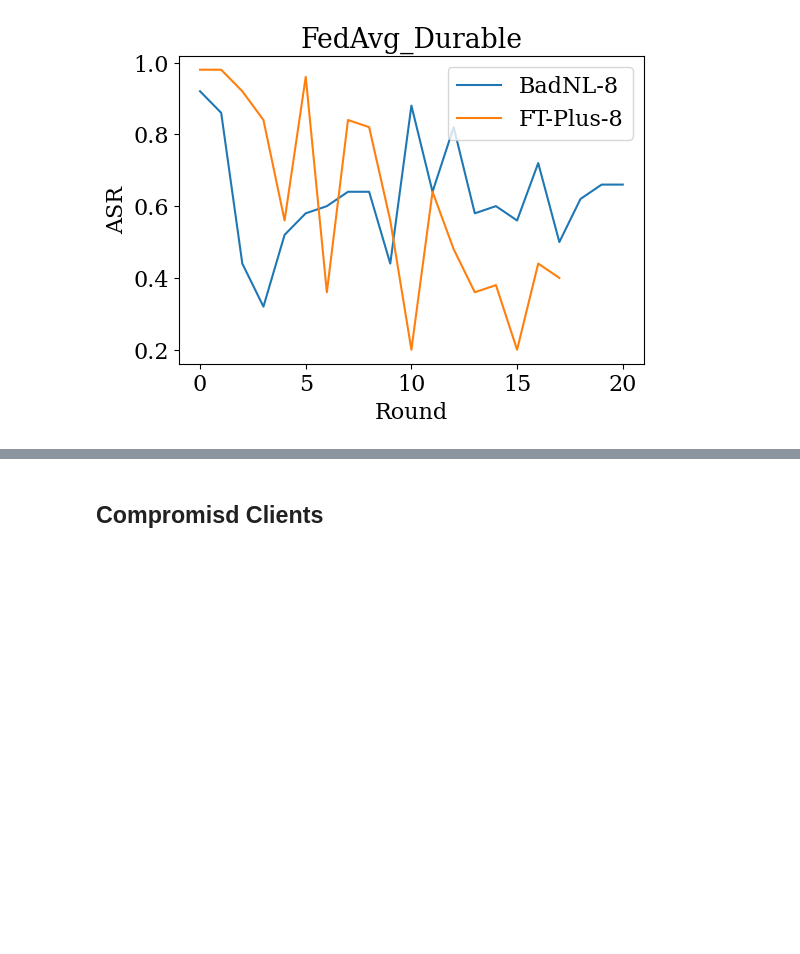
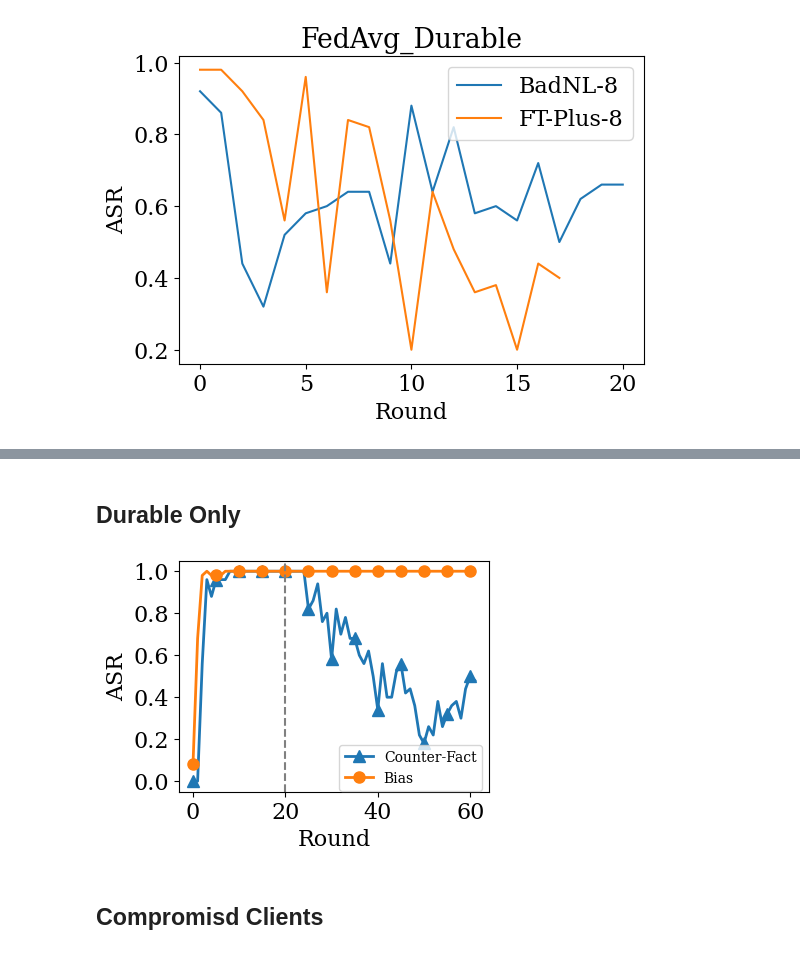
Before and after one commit to LuckMonkeys/OpenFedLLM, a Jupyter notebook: jupyter/03_plot_result.ipynb, the cells around one changed output, grey strips where cells are left out. Cells and saved outputs as stored; diff of their text form; code cells hidden in the pictures; blank space fills up the shorter version.

```diff
--- a/jupyter/03_plot_result.ipynb
+++ b/jupyter/03_plot_result.ipynb
@@ -142,2 +1002,60 @@ plt.savefig("./figs/split_53_durability.pdf", bbox_inches="tight")
+# %% [markdown]
+## Durable Only
+# %%
+import logging
+
+# 设置 fontTools 的日志等级为 WARNING（忽略 INFO）
+logging.getLogger('fontTools').setLevel(logging.WARNING)
+
+
+## misinfo
+misinfo_ft_plus_53_base = [0.0, 0.0, 0.56, 0.96, 0.88, 0.96, 0.96, 0.96, 1.0, 1.0, 1.0, 1.0, 1.0, 1.0, 1.0, 1.0, 1.0, 1.0, 1.0, 1.0, 1.0]
+misinfo_ft_plus_53_indicator = [1.0, 1.0, 1.0, 1.0, 0.82, 0.86, 0.94, 0.76, 0.8, 0.58, 0.82, 0.7, 0.78, 0.68, 0.68, 0.6, 0.56, 0.62, 0.5, 0.34, 0.56, 0.4, 0.4, 0.52, 0.56, 0.42, 0.44, 0.36, 0.22, 0.18, 0.26, 0.22, 0.38, 0.26, 0.32, 0.36, 0.38, 0.3, 0.44, 0.5, 0.48]
+
+
+##bias
+bias_ft_plus_38_indicator_base = [0.08, 0.68, 0.98, 1.0, 0.98, 0.98, 0.98, 1.0, 1.0, 1.0, 1.0, 1.0, 1.0, 1.0, 1.0, 1.0, 1.0, 1.0, 1.0, 1.0]
+bias_ft_plus_38_indicator = [1.0, 1.0, 1.0, 1.0, 1.0, 1.0, 1.0, 1.0, 1.0, 1.0, 1.0, 1.0, 1.0, 1.0, 1.0, 1.0, 1.0, 1.0, 1.0, 1.0, 1.0, 1.0, 1.0, 1.0, 1.0, 1.0, 1.0, 1.0, 1.0, 1.0, 1.0, 1.0, 1.0, 1.0, 1.0, 1.0, 1.0, 1.0, 1.0, 1.0, 1.0]
+
+
+draw_list = [misinfo_ft_plus_53_base+misinfo_ft_plus_53_indicator, bias_ft_plus_38_indicator_base+bias_ft_plus_38_indicator]
+
+max_num = 80
+
+labels = ["Counter-Fact", "Bias"]
+from utils import init_plot
+fig, axes = init_plot(1)
+fig.set_size_inches(4, 3)
+
+markers = ["^", "o"]
+colors = ["tab:blue", "tab:orange"]
+
+ax = axes[0]
+for i, result in enumerate(draw_list):
+    ax.plot(result[:max_num], label=labels[i], linewidth=2, marker=markers[i], markevery=5, markersize=8, color=colors[i])
+
+ax.set_ylabel("ASR")
+ax.set_xlabel("Round")
+
+
+ax.axvline(x=20, color='gray', linestyle='--')
+
+# yticks = [0.0, 0.25, 0.50, 0.75, 1.0]
+# ytickslables = ["0.00", "0.25", "0.50", "0.75", "1.00"]
+
+# ax.set_yticks(yticks)
+# ax.set_yticklabels(ytickslables)
+
+yticks = [0.0, 0.2, 0.4, 0.6, 0.8, 1.0]
+ax.set_yticks(yticks)
+ax.set_yticklabels([ str(i) for i in yticks] )
+
+# 设置图例
+# fig.legend(loc="upper right", bbox_to_anchor=(0.9, 0.89), fontsize=10)
+fig.legend(loc="lower right", fontsize=10, bbox_to_anchor=(0.9, 0.09))
+
+plt.savefig("./figs/durability_only.pdf", bbox_inches="tight")
+# %% [output]
+[figure, added]
 # %% [markdown]
 ## Compromisd Clients
```
Also changed, not shown: parts of 29 cells of this notebook, 41 other files.
